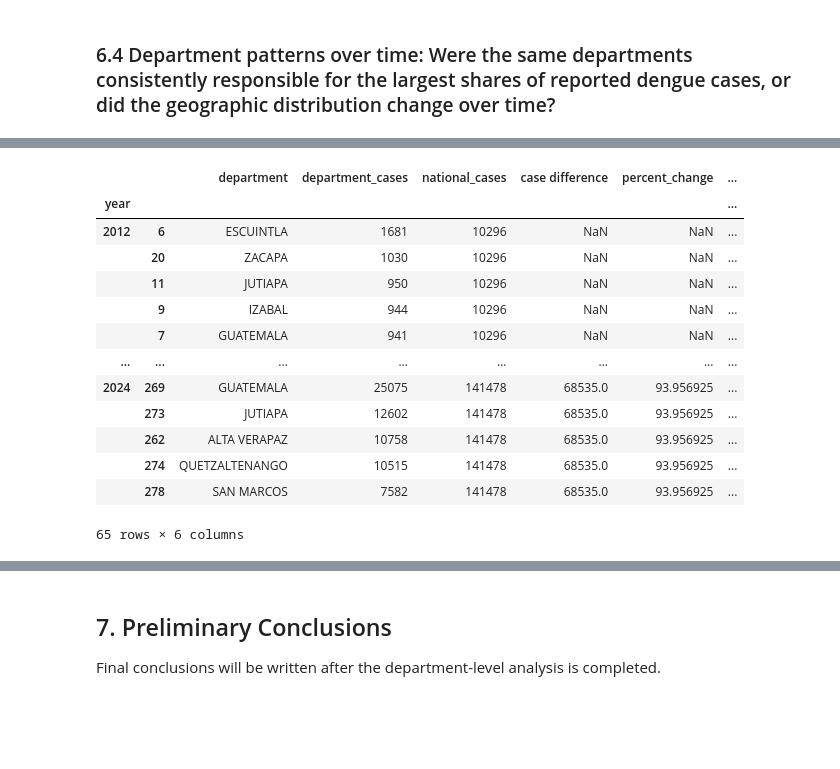
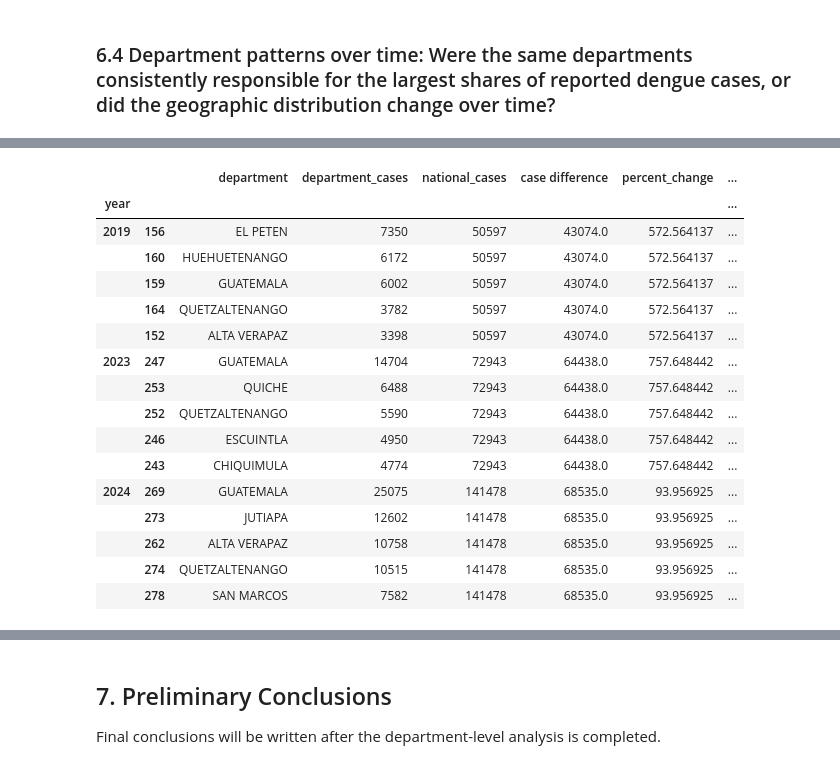
Before and after one commit to medranow/data-analyst-portfolio, a Jupyter notebook: guatemala-dengue-analysis/notebooks/01_dengue_surveillance_analysis_portfolio.ipynb, the cells around one changed output, grey strips where cells are left out. Cells and saved outputs as stored; diff of their text form; code cells hidden in the pictures; blank space fills up the shorter version.

```diff
--- a/guatemala-dengue-analysis/notebooks/01_dengue_surveillance_analysis_portfolio.ipynb
+++ b/guatemala-dengue-analysis/notebooks/01_dengue_surveillance_analysis_portfolio.ipynb
@@ -653,36 +653,41 @@ year_totals = year_totals.rename(
 # %%
 department_year_share = year_cumulative_department.merge(
     year_totals,
     on="year",
     how="left"
 )
 
 # Calculate the percentage of each department's cases relative to the national total for that year
 department_year_share["percentage_national_cases"] = (
     department_year_share["department_cases"]
     / department_year_share["national_cases"]
     * 100
 )
 
 # Group the department by year and save it in a new variable
 department_grouped_year = department_year_share.groupby('year')
 
 # Get the top 5 departments for each year based on the percentage of national cases
 top5_departments_year = department_grouped_year.apply(
     lambda group: group.sort_values('percentage_national_cases', ascending=False).head(5)
 )
+
+top5_departments_year.loc[[2019, 2023, 2024]]
 # %% [output]
 |  |  | department | department_cases | national_cases | case difference | percent_change | ... |
 | year |  |  |  |  |  |  | ... |
-| 2012 | 6 | ESCUINTLA | 1681 | 10296 | NaN | NaN | ... |
-|  | 20 | ZACAPA | 1030 | 10296 | NaN | NaN | ... |
-|  | 11 | JUTIAPA | 950 | 10296 | NaN | NaN | ... |
-|  | 9 | IZABAL | 944 | 10296 | NaN | NaN | ... |
-|  | 7 | GUATEMALA | 941 | 10296 | NaN | NaN | ... |
-| ... | ... | ... | ... | ... | ... | ... | ... |
+| 2019 | 156 | EL PETEN | 7350 | 50597 | 43074.0 | 572.564137 | ... |
+|  | 160 | HUEHUETENANGO | 6172 | 50597 | 43074.0 | 572.564137 | ... |
+|  | 159 | GUATEMALA | 6002 | 50597 | 43074.0 | 572.564137 | ... |
+|  | 164 | QUETZALTENANGO | 3782 | 50597 | 43074.0 | 572.564137 | ... |
+|  | 152 | ALTA VERAPAZ | 3398 | 50597 | 43074.0 | 572.564137 | ... |
+| 2023 | 247 | GUATEMALA | 14704 | 72943 | 64438.0 | 757.648442 | ... |
+|  | 253 | QUICHE | 6488 | 72943 | 64438.0 | 757.648442 | ... |
+|  | 252 | QUETZALTENANGO | 5590 | 72943 | 64438.0 | 757.648442 | ... |
+|  | 246 | ESCUINTLA | 4950 | 72943 | 64438.0 | 757.648442 | ... |
+|  | 243 | CHIQUIMULA | 4774 | 72943 | 64438.0 | 757.648442 | ... |
 | 2024 | 269 | GUATEMALA | 25075 | 141478 | 68535.0 | 93.956925 | ... |
 |  | 273 | JUTIAPA | 12602 | 141478 | 68535.0 | 93.956925 | ... |
 |  | 262 | ALTA VERAPAZ | 10758 | 141478 | 68535.0 | 93.956925 | ... |
 |  | 274 | QUETZALTENANGO | 10515 | 141478 | 68535.0 | 93.956925 | ... |
 |  | 278 | SAN MARCOS | 7582 | 141478 | 68535.0 | 93.956925 | ... |
-65 rows × 6 columns
```
Also changed, not shown: parts of 9 cells of this notebook.
